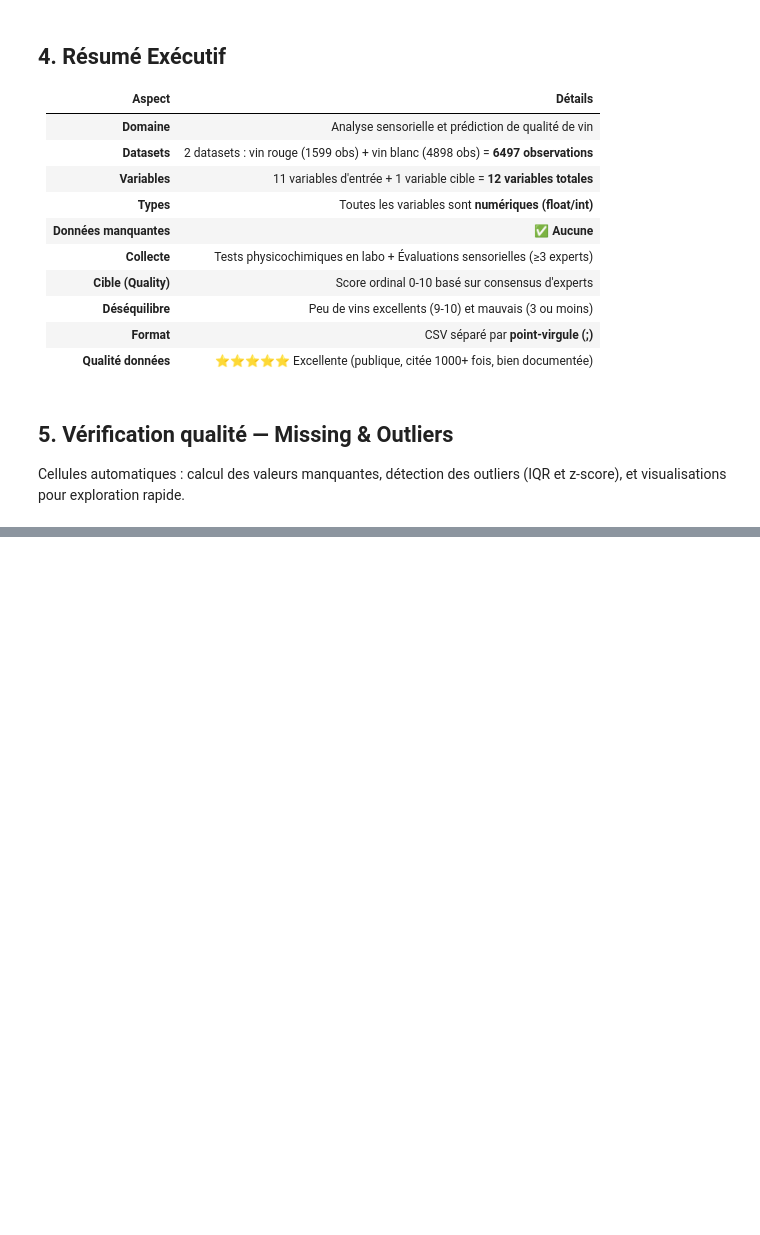
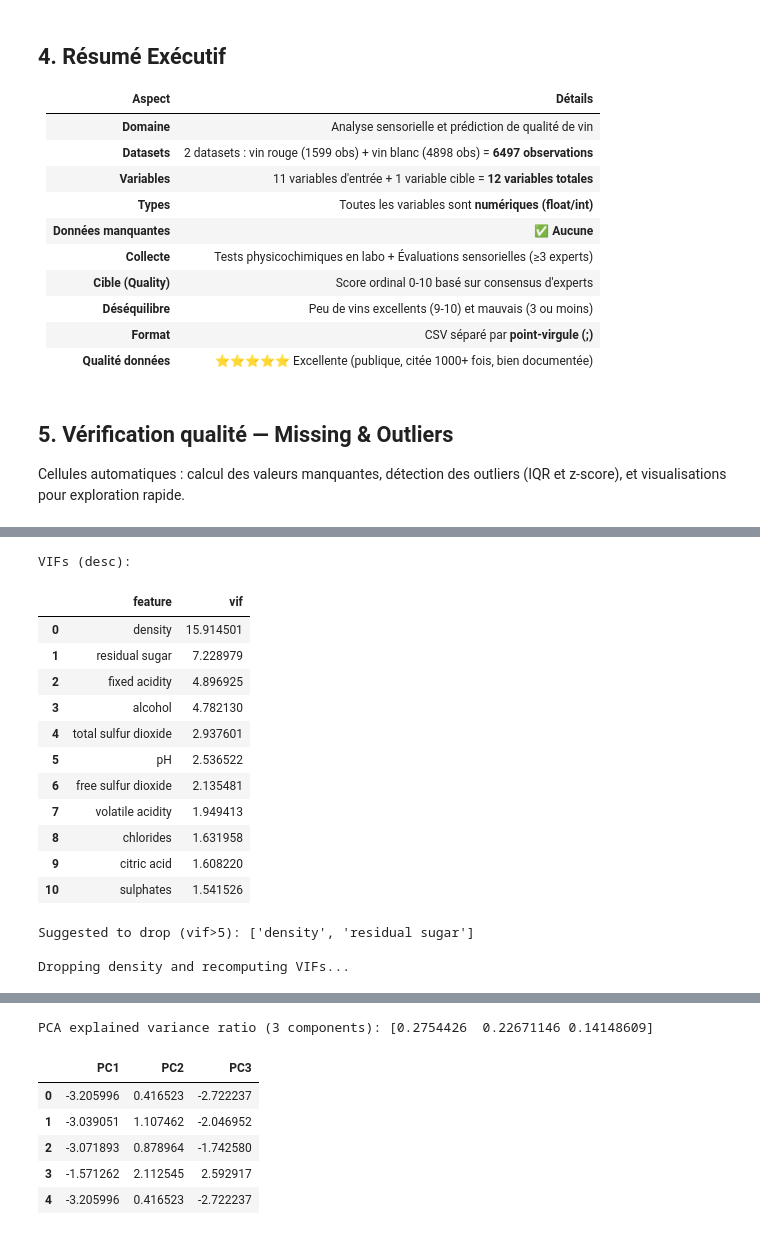
Before and after one commit to jeremyconti613/wine-quality, a Jupyter notebook: notebooks/wine_quality.ipynb, the cells around one changed output, grey strips where cells are left out. Drawn from its saved outputs; the diff is of its cells as text; code cells hidden in the pictures; blank space fills up the shorter version.

```diff
--- a/notebooks/wine_quality.ipynb
+++ b/notebooks/wine_quality.ipynb
@@ -360,0 +449,71 @@ display(df_capped.describe().T)
+# %%
+# Exemple: calcul des VIF, suppression d'une variable à vif élevé, et PCA (3 composants)
+from sklearn.linear_model import LinearRegression
+from sklearn.preprocessing import StandardScaler
+from sklearn.decomposition import PCA
+import numpy as np
+import pandas as pd
+
+num = df.select_dtypes(include=[np.number]).copy()
+features = [c for c in num.columns if c != 'quality']
+X = num[features].fillna(0)
+
+# Compute VIFs using linear regression R^2
+vifs = []
+for col in features:
+    y = X[col].values
+    X_other = X.drop(columns=[col]).values
+    model = LinearRegression()
+    model.fit(X_other, y)
+    r2 = model.score(X_other, y)
+    vif = np.inf if np.isclose(1 - r2, 0) else 1.0 / (1.0 - r2)
+    vifs.append((col, float(vif)))
+vif_df = pd.DataFrame(vifs, columns=['feature', 'vif']).sort_values('vif', ascending=False).reset_index(drop=True)
+print('VIFs (desc):')
+display(vif_df)
+
+# Suggest drop if vif > 5
+to_drop = vif_df[vif_df['vif'] > 5]['feature'].tolist()
+print('Suggested to drop (vif>5):', to_drop)
+
+# If there is at least one, drop the first and recompute VIFs as a quick check
+if to_drop:
+    drop_col = to_drop[0]
+    print(f'\nDropping {drop_col} and recomputing VIFs...')
+    X_reduced = X.drop(columns=[drop_col])
+    vifs2 = []
+    for col in X_reduced.columns:
+        y = X_reduced[col].values
+        X_other = X_reduced.drop(columns=[col]).values
+        model = LinearRegression()
+        model.fit(X_other, y)
+        r2 = model.score(X_other, y)
+        vif = np.inf if np.isclose(1 - r2, 0) else 1.0 / (1.0 - r2)
+        vifs2.append((col, float(vif)))
+    display(pd.DataFrame(vifs2, columns=['feature', 'vif']).sort_values('vif', ascending=False).reset_index(drop=True))
+
+# PCA example (3 components) on standardized features
+scaler = StandardScaler()
+X_scaled = scaler.fit_transform(X)
+pca = PCA(n_components=3)
+pcs = pca.fit_transform(X_scaled)
+print('\nPCA explained variance ratio (3 components):', pca.explained_variance_ratio_)
+proj = pd.DataFrame(pcs[:, :3], columns=['PC1', 'PC2', 'PC3'])
+display(proj.head())
+# %% [output]
+VIFs (desc):
+|  | feature | vif |
+| 0 | density | 15.914501 |
+| 1 | residual sugar | 7.228979 |
+| 2 | fixed acidity | 4.896925 |
+| 3 | alcohol | 4.782130 |
+| 4 | total sulfur dioxide | 2.937601 |
+| 5 | pH | 2.536522 |
+| 6 | free sulfur dioxide | 2.135481 |
+| 7 | volatile acidity | 1.949413 |
+| 8 | chlorides | 1.631958 |
+| 9 | citric acid | 1.608220 |
+| 10 | sulphates | 1.541526 |
+Suggested to drop (vif>5): ['density', 'residual sugar']
+
+Dropping density and recomputing VIFs...
@@ -360,0 +531,7 @@ display(df_capped.describe().T)
+PCA explained variance ratio (3 components): [0.2754426  0.22671146 0.14148609]
+|  | PC1 | PC2 | PC3 |
+| 0 | -3.205996 | 0.416523 | -2.722237 |
+| 1 | -3.039051 | 1.107462 | -2.046952 |
+| 2 | -3.071893 | 0.878964 | -1.742580 |
+| 3 | -1.571262 | 2.112545 | 2.592917 |
+| 4 | -3.205996 | 0.416523 | -2.722237 |
```
Also changed, not shown: parts of 8 cells of this notebook, 8 other files.
